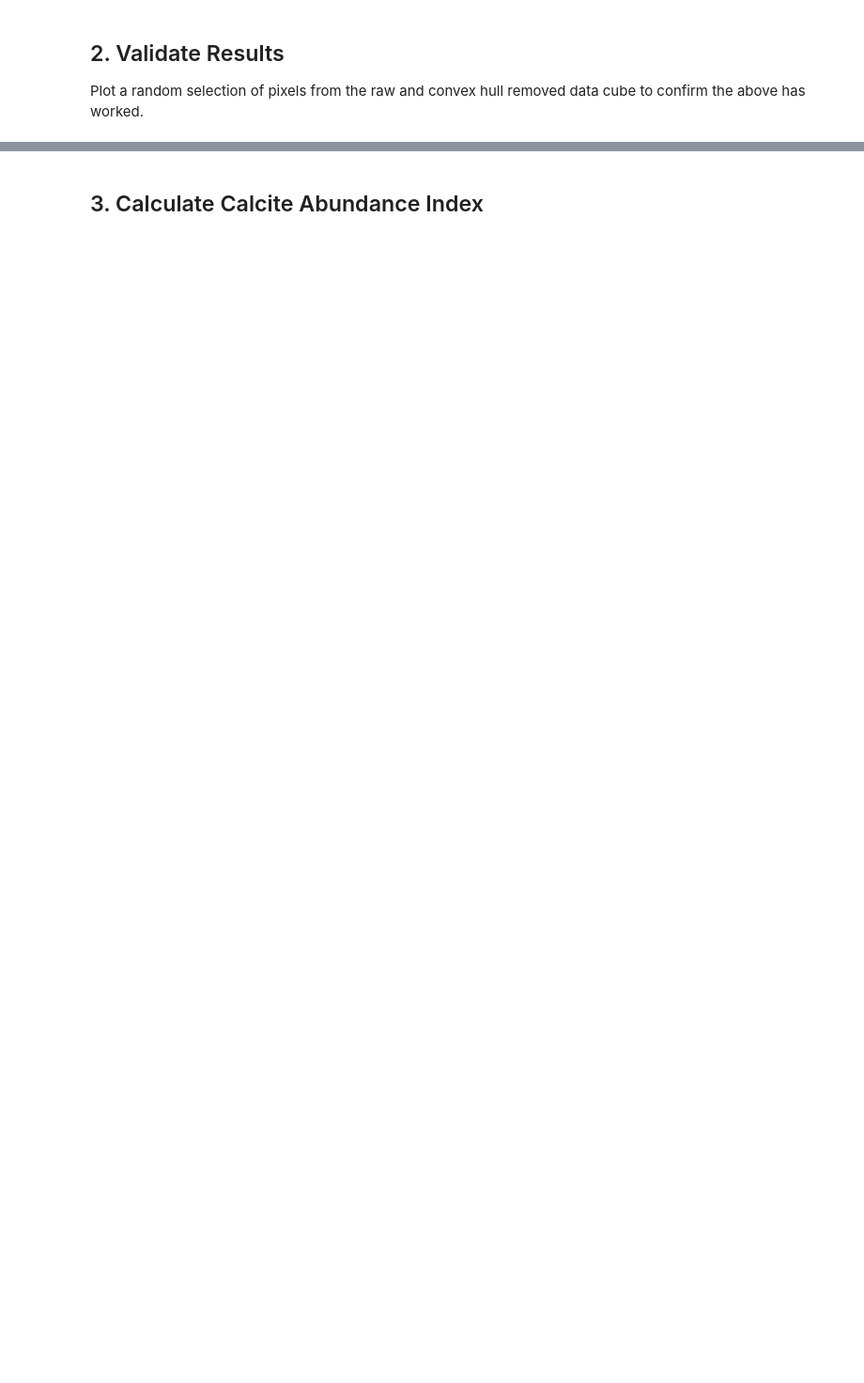
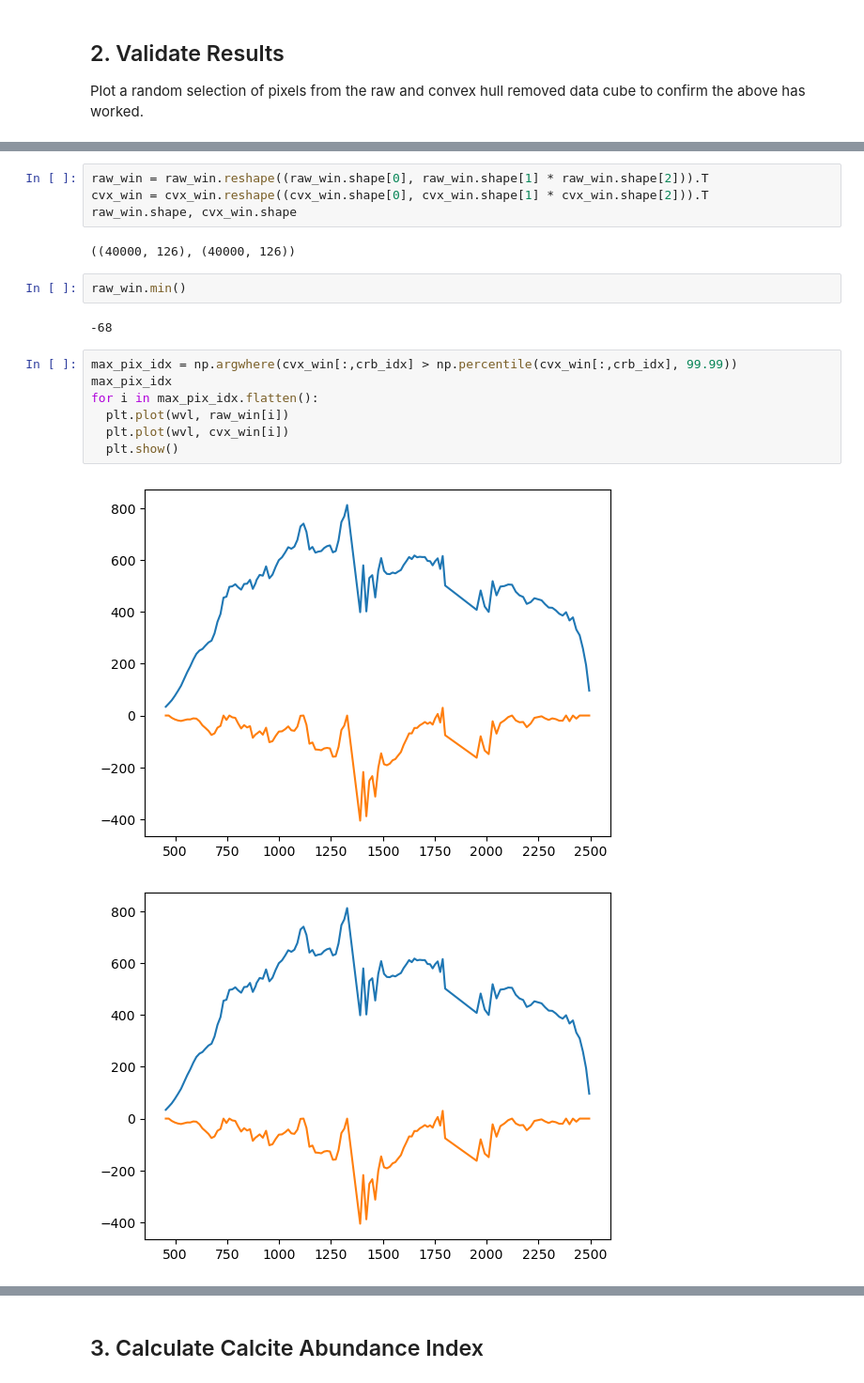
Before and after one commit to Solve-Geosolutions/gsq_hymap, a Jupyter notebook: codes/03_convex_hull_computation.ipynb, the cells around one changed output, grey strips where cells are left out. Shown at 94% size. Saved outputs shown, nothing was run; the diff lists cells and outputs as text; blank space fills up the shorter version.

```diff
--- a/codes/03_convex_hull_computation.ipynb
+++ b/codes/03_convex_hull_computation.ipynb
@@ -67,0 +88,20 @@ Plot a random selection of pixels from the raw and convex hull removed data cube
+# %%
+raw_win = raw_win.reshape((raw_win.shape[0], raw_win.shape[1] * raw_win.shape[2])).T
+cvx_win = cvx_win.reshape((cvx_win.shape[0], cvx_win.shape[1] * cvx_win.shape[2])).T
+raw_win.shape, cvx_win.shape
+# %% [output]
+((40000, 126), (40000, 126))
+# %%
+raw_win.min()
+# %% [output]
+-68
+# %%
+max_pix_idx = np.argwhere(cvx_win[:,crb_idx] > np.percentile(cvx_win[:,crb_idx], 99.99))
+max_pix_idx
+for i in max_pix_idx.flatten():
+  plt.plot(wvl, raw_win[i])
+  plt.plot(wvl, cvx_win[i])
+  plt.show()
+# %% [output]
+[figure, added]
+[figure, added]
```
Also changed, not shown: parts of 5 cells of this notebook.
